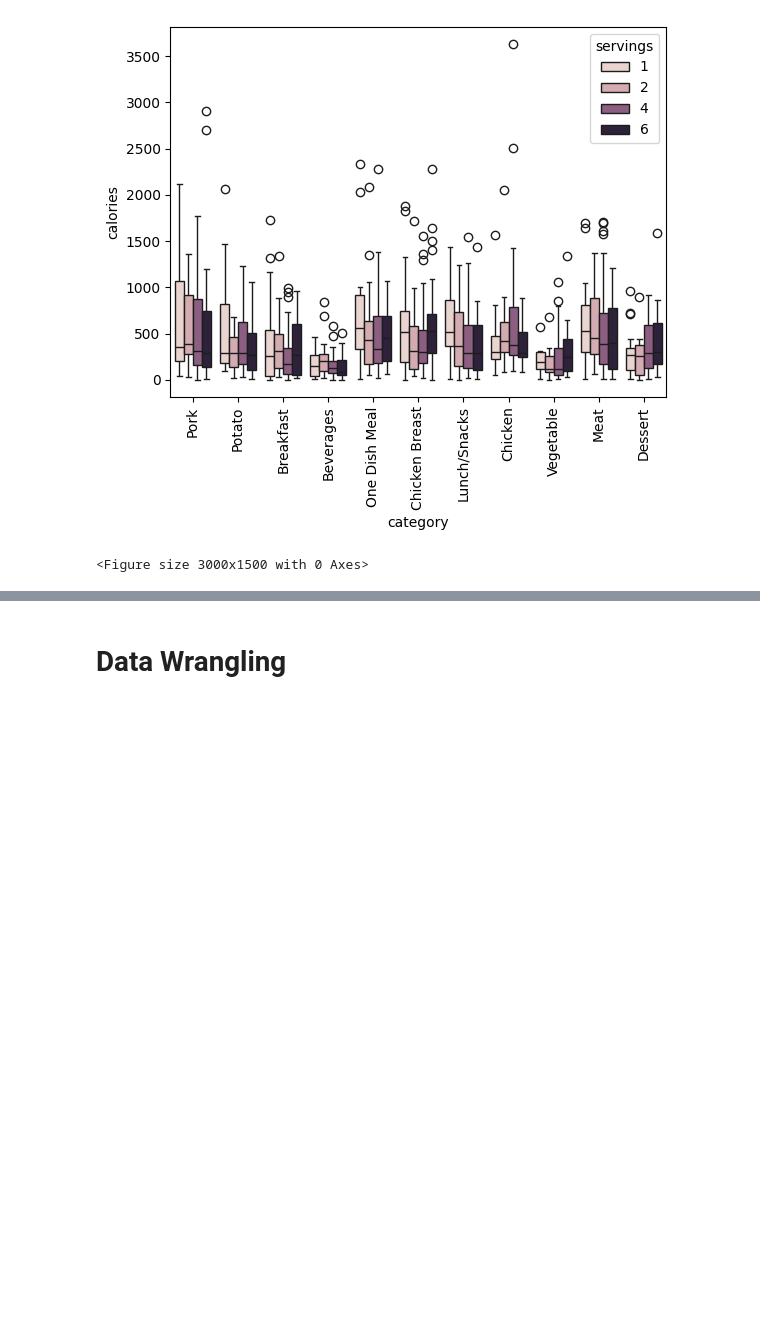
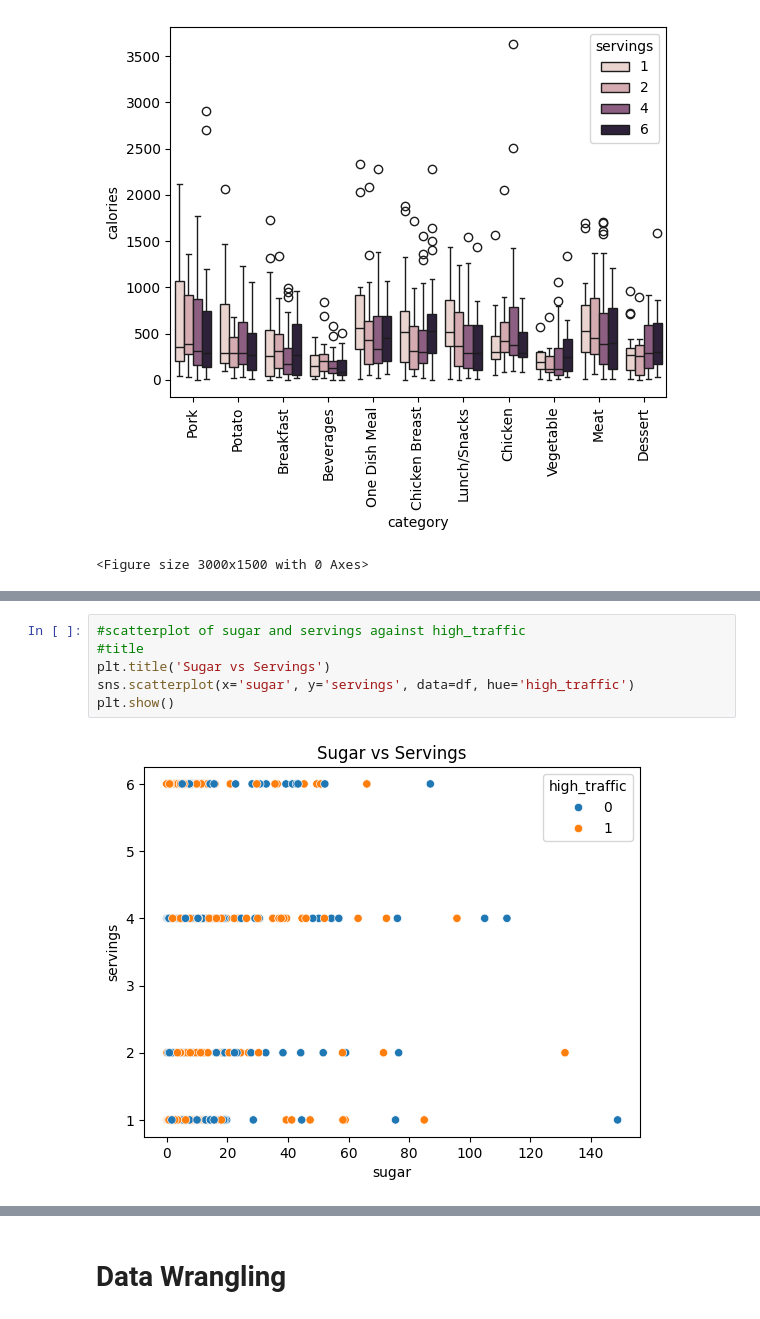
Before and after one commit to callysthenes/recipe_site_traffic, a Jupyter notebook: recipe_site_traffic.ipynb, the cells around one changed output, grey strips where cells are left out. Cells and saved outputs as stored; diff of their text form; blank space fills up the shorter version.

```diff
--- a/recipe_site_traffic.ipynb
+++ b/recipe_site_traffic.ipynb
@@ -363,0 +410,8 @@ plt.figure(figsize=(30,15))
+# %%
+#scatterplot of sugar and servings against high_traffic
+#title
+plt.title('Sugar vs Servings')
+sns.scatterplot(x='sugar', y='servings', data=df, hue='high_traffic')
+plt.show()
+# %% [output]
+[figure, added]
```
Also changed, not shown: parts of 54 cells of this notebook.
